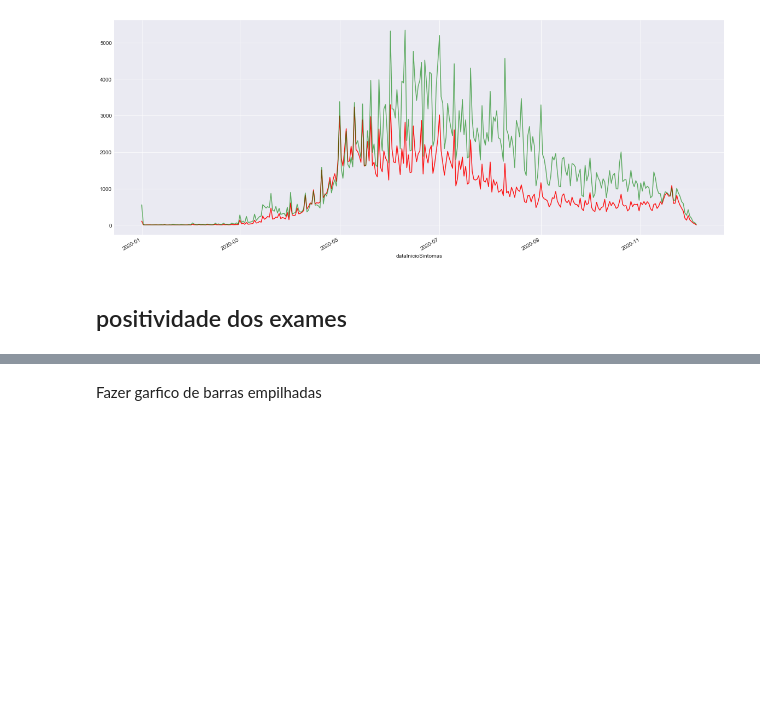
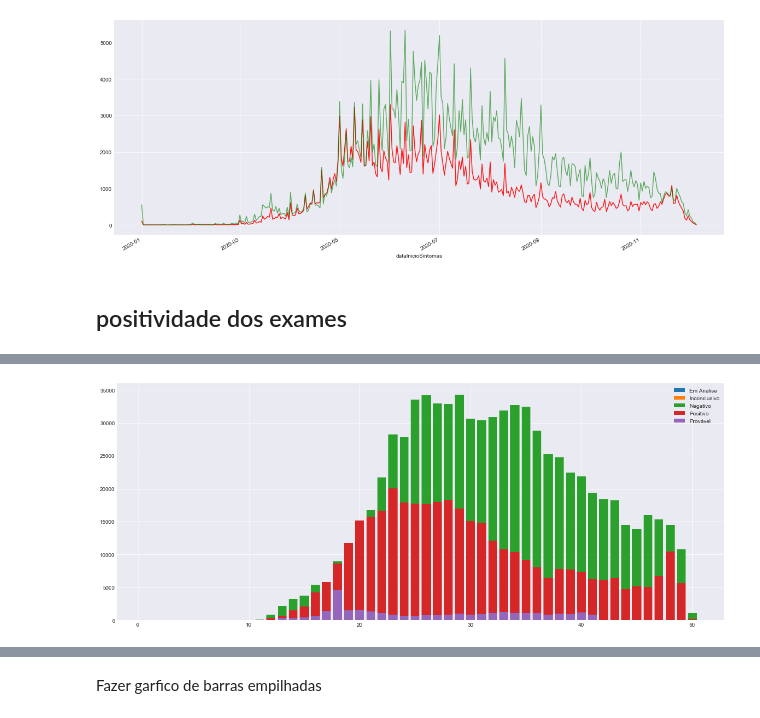
Before and after one commit to luan-prates/bootcamp-ds-aplicada-alura-2021, a Jupyter notebook: projetos/projeto_modulo_1/integrasus.ipynb, the cells around one changed output, grey strips where cells are left out. Drawn from its saved outputs; the diff is of its cells as text; code cells hidden in the pictures; blank space fills up the shorter version.

```diff
--- a/projetos/projeto_modulo_1/integrasus.ipynb
+++ b/projetos/projeto_modulo_1/integrasus.ipynb
@@ -192,0 +223,14 @@ with pd.plotting.plot_params.use('x_compat', True):
+# %%
+plt.figure(figsize=(20,8))
+
+width = 0.35       # the width of the bars: can also be len(x) sequence
+
+ind = df_positividade.index.tolist()
+
+for column in df_positividade.columns:
+    p1 = plt.bar(ind, df_positividade[column])
+
+plt.legend(df_positividade.columns)
+plt.show()
+# %% [output]
+[figure, added]
```
Also changed, not shown: parts of 33 cells of this notebook.
